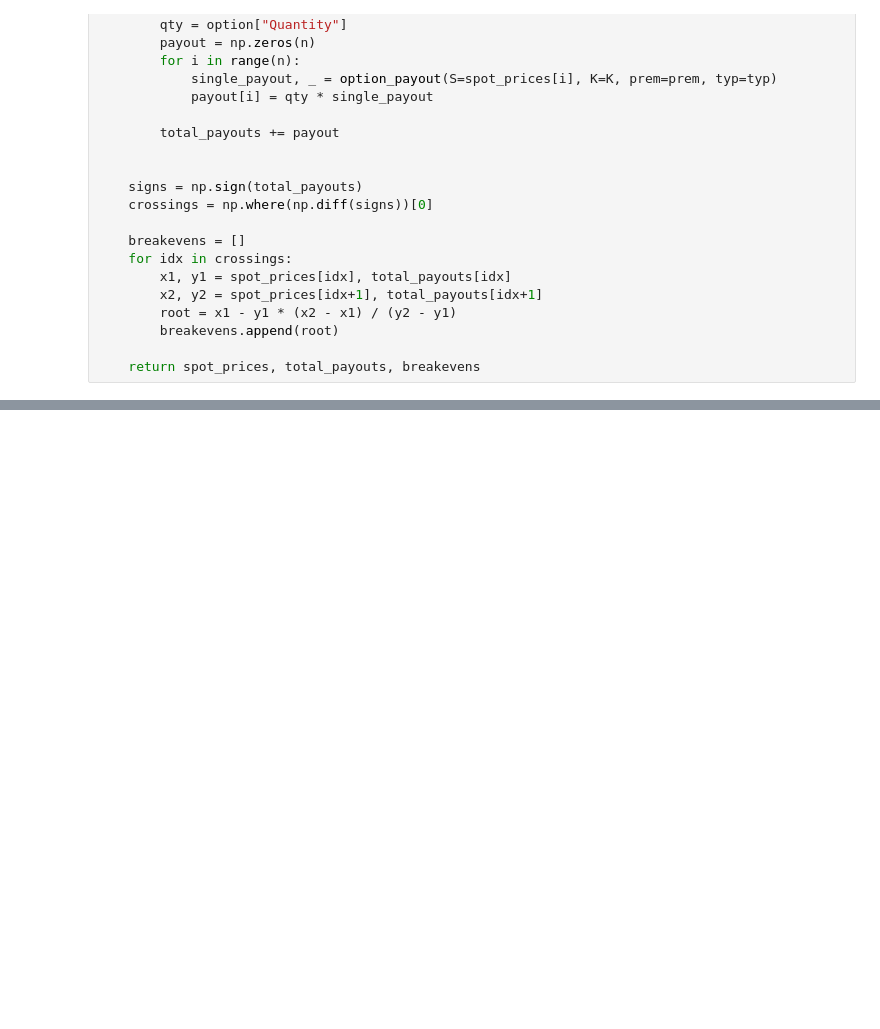
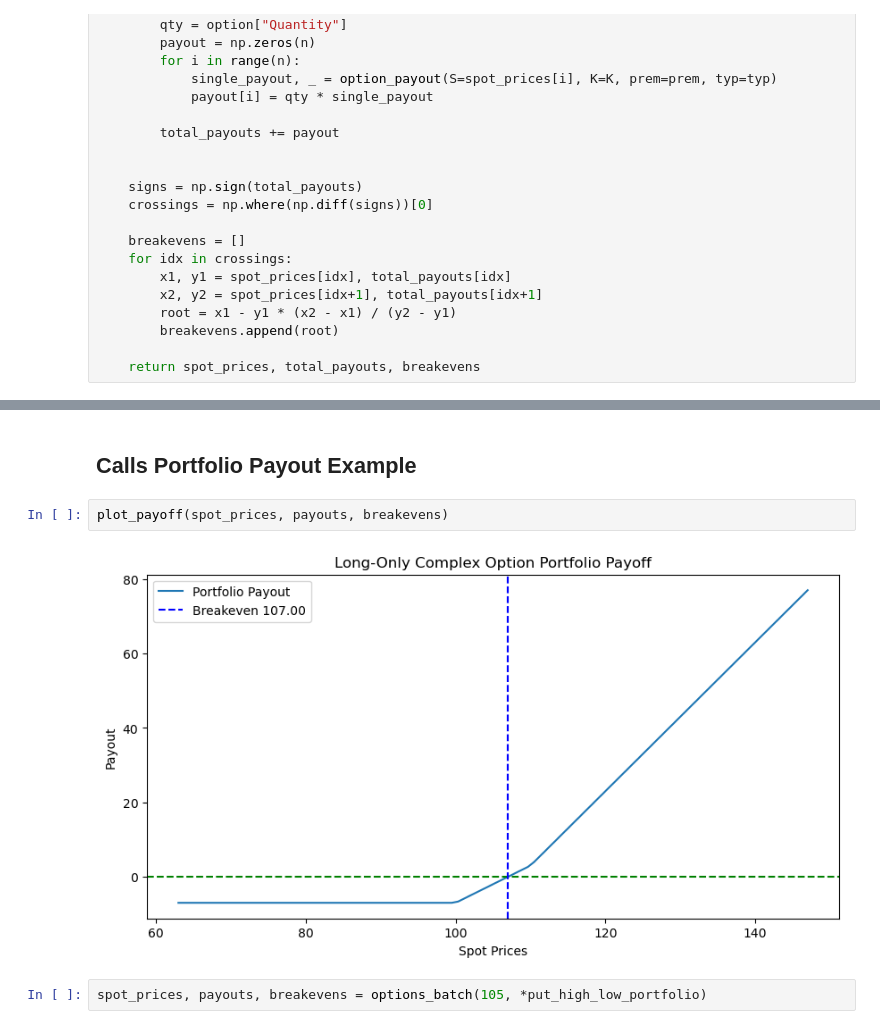
Before and after one commit to George-Dros/options-strategy-lab, a Jupyter notebook: PnL.ipynb, the cells around one changed output, grey strips where cells are left out. Drawn from its saved outputs; the diff is of its cells as text; blank space fills up the shorter version.

```diff
--- a/PnL.ipynb
+++ b/PnL.ipynb
@@ -83,0 +98,8 @@ portfolio = [
+# %% [markdown]
+## Calls Portfolio Payout Example
+# %%
+plot_payoff(spot_prices, payouts, breakevens)
+# %% [output]
+[figure, added]
+# %%
+spot_prices, payouts, breakevens = options_batch(105, *put_high_low_portfolio)
```
Also changed, not shown: parts of 17 cells of this notebook.
